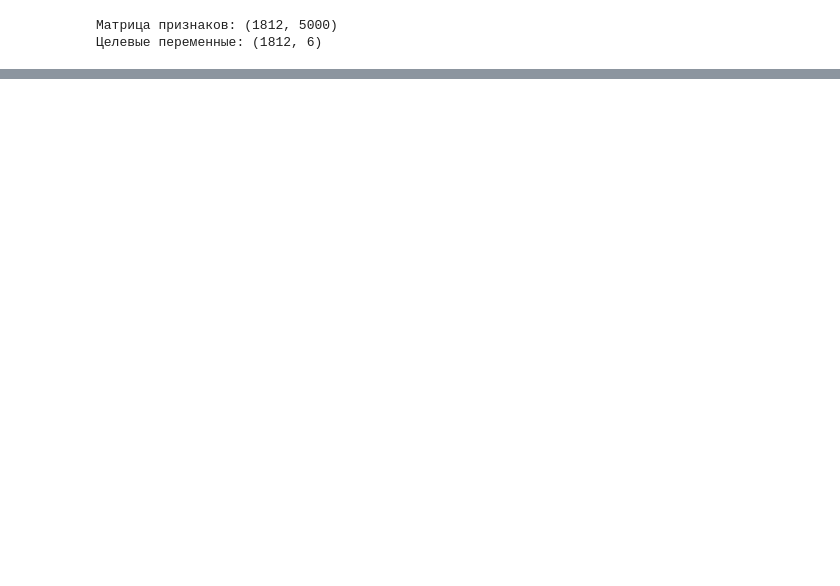
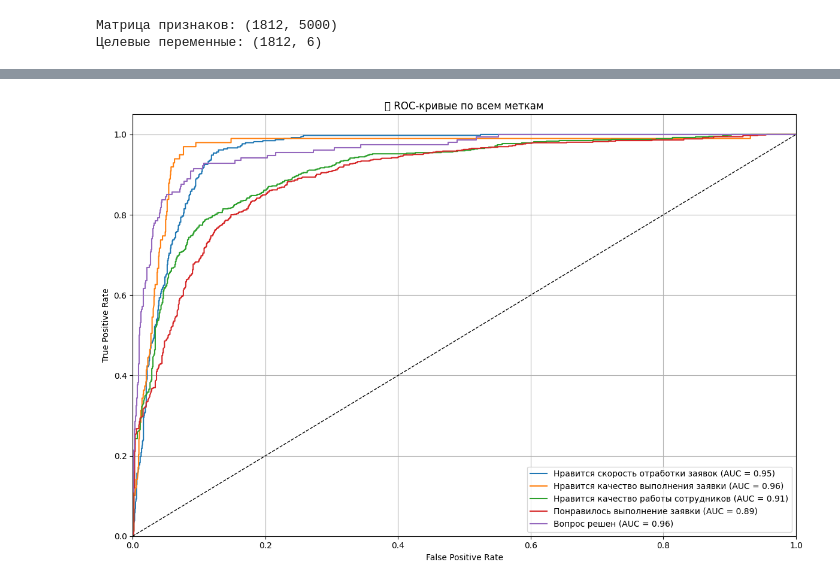
Before and after one commit to kerafff/intens4, a Jupyter notebook: intens4.ipynb, the cells around one changed output, grey strips where cells are left out. Saved outputs shown, nothing was run; the diff lists cells and outputs as text; code cells hidden in the pictures; blank space fills up the shorter version.

```diff
--- a/intens4.ipynb
+++ b/intens4.ipynb
@@ -152,0 +226,43 @@ weighted avg       0.83      0.83      0.83       363
+# %%
+from sklearn.metrics import roc_curve, auc
+import matplotlib.pyplot as plt
+
+# Переобучаем модель с сохранением вероятностей на out-of-fold
+oof_proba = np.zeros_like(y, dtype=float)
+
+for fold in sorted(df["fold"].unique()):
+    train_idx = df[df["fold"] != fold].index
+    val_idx = df[df["fold"] == fold].index
+
+    X_train, X_val = X_tfidf[train_idx], X_tfidf[val_idx]
+    y_train, y_val = y.loc[train_idx], y.loc[val_idx]
+
+    model = OneVsRestClassifier(LogisticRegression(max_iter=1000, C=1.0))
+    model.fit(X_train, y_train)
+
+    probs = model.predict_proba(X_val)
+    oof_proba[val_idx] = probs
+
+# Строим ROC-кривые по каждой категории
+from sklearn.preprocessing import label_binarize
+
+plt.figure(figsize=(12, 8))
+
+for i, col in enumerate(label_cols):
+    fpr, tpr, _ = roc_curve(y.iloc[:, i], oof_proba[:, i])
+    roc_auc = auc(fpr, tpr)
+
+    plt.plot(fpr, tpr, label=f'{col} (AUC = {roc_auc:.2f})')
+
+plt.plot([0, 1], [0, 1], 'k--', lw=1)
+plt.xlim([0.0, 1.0])
+plt.ylim([0.0, 1.05])
+plt.xlabel('False Positive Rate')
+plt.ylabel('True Positive Rate')
+plt.title('📈 ROC-кривые по всем меткам')
+plt.legend(loc="lower right")
+plt.grid()
+plt.tight_layout()
+plt.show()
+# %% [output]
+[figure, added]
```
Also changed, not shown: parts of 9 cells of this notebook, 2 other files.
